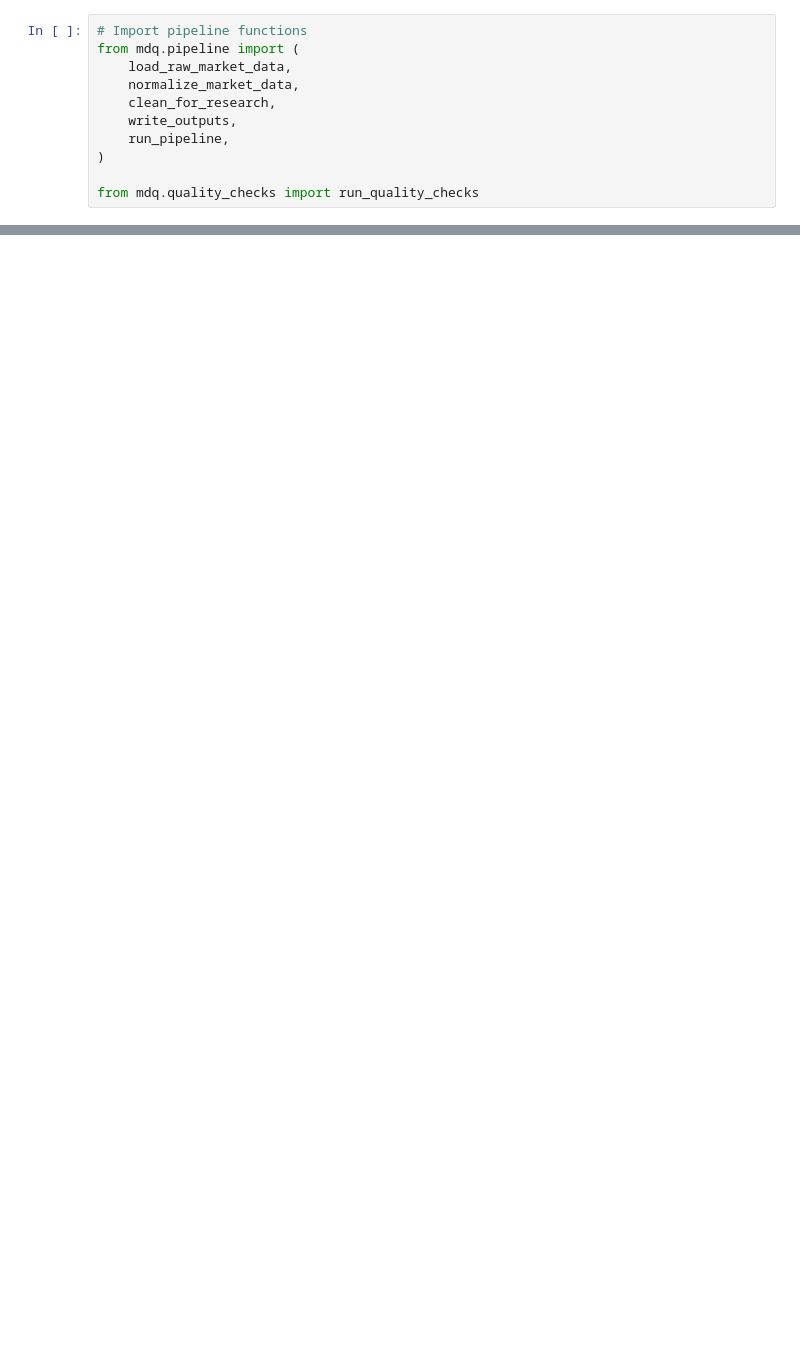
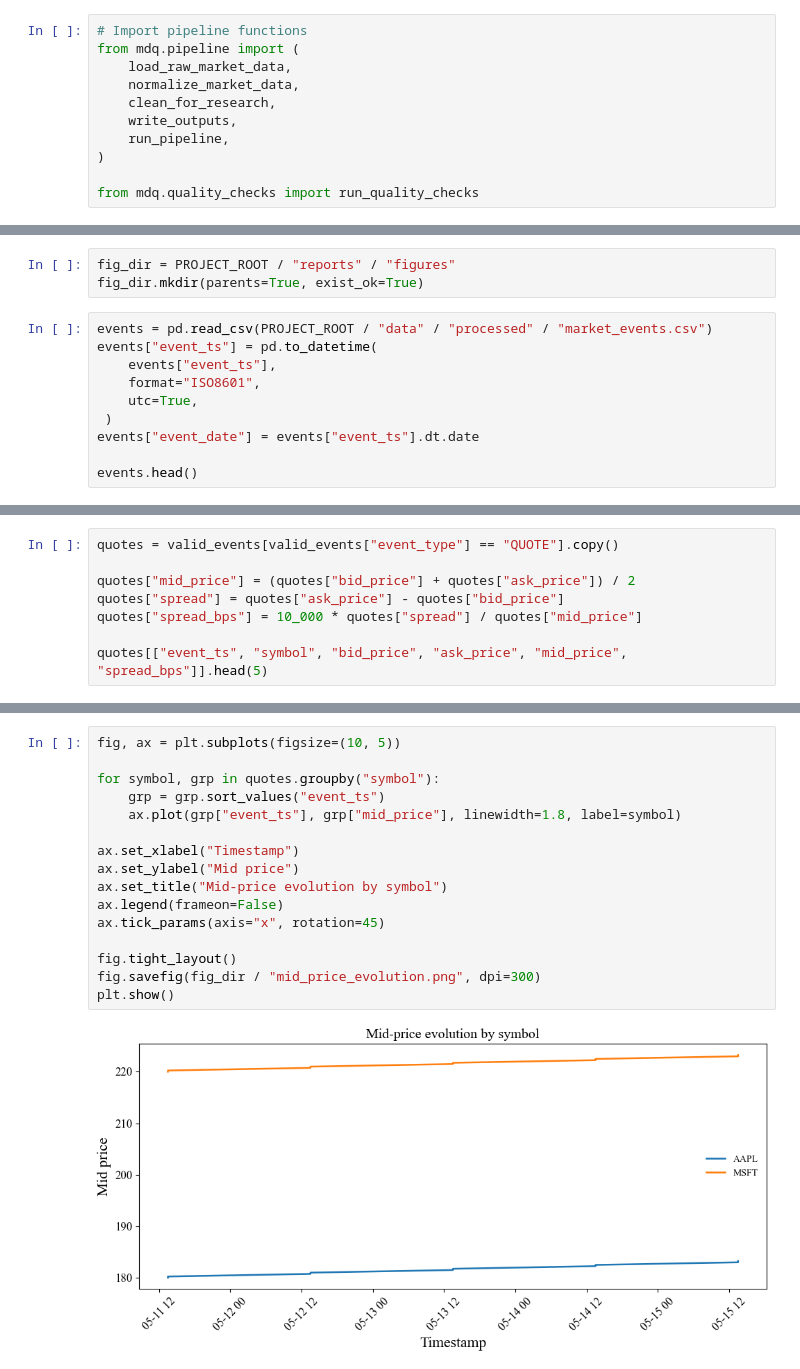
Before and after one commit to alexandrosmak/Quant-Data-Engineering, a Jupyter notebook: notebooks/market_data_quality_demo.ipynb, the cells around one changed output, grey strips where cells are left out. Cells and saved outputs as stored; diff of their text form; blank space fills up the shorter version.

Commit message:
Add analytics notebook plots and valid market dataset

```diff
--- a/notebooks/market_data_quality_demo.ipynb
+++ b/notebooks/market_data_quality_demo.ipynb
@@ -75,0 +168,13 @@ print(report_path.read_text())
+# %%
+fig_dir = PROJECT_ROOT / "reports" / "figures"
+fig_dir.mkdir(parents=True, exist_ok=True)
+# %%
+events = pd.read_csv(PROJECT_ROOT / "data" / "processed" / "market_events.csv")
+events["event_ts"] = pd.to_datetime(
+    events["event_ts"],
+    format="ISO8601",
+    utc=True,
+ )
+events["event_date"] = events["event_ts"].dt.date
+
+events.head()
@@ -75,0 +220,8 @@ print(report_path.read_text())
+# %%
+quotes = valid_events[valid_events["event_type"] == "QUOTE"].copy()
+
+quotes["mid_price"] = (quotes["bid_price"] + quotes["ask_price"]) / 2
+quotes["spread"] = quotes["ask_price"] - quotes["bid_price"]
+quotes["spread_bps"] = 10_000 * quotes["spread"] / quotes["mid_price"]
+
+quotes[["event_ts", "symbol", "bid_price", "ask_price", "mid_price", "spread_bps"]].head(5)
@@ -75,0 +296,18 @@ print(report_path.read_text())
+# %%
+fig, ax = plt.subplots(figsize=(10, 5))
+
+for symbol, grp in quotes.groupby("symbol"):
+    grp = grp.sort_values("event_ts")
+    ax.plot(grp["event_ts"], grp["mid_price"], linewidth=1.8, label=symbol)
+
+ax.set_xlabel("Timestamp")
+ax.set_ylabel("Mid price")
+ax.set_title("Mid-price evolution by symbol")
+ax.legend(frameon=False)
+ax.tick_params(axis="x", rotation=45)
+
+fig.tight_layout()
+fig.savefig(fig_dir / "mid_price_evolution.png", dpi=300)
+plt.show()
+# %% [output]
+[figure, added]
```
Also changed, not shown: parts of 18 cells of this notebook, 5 other files.
